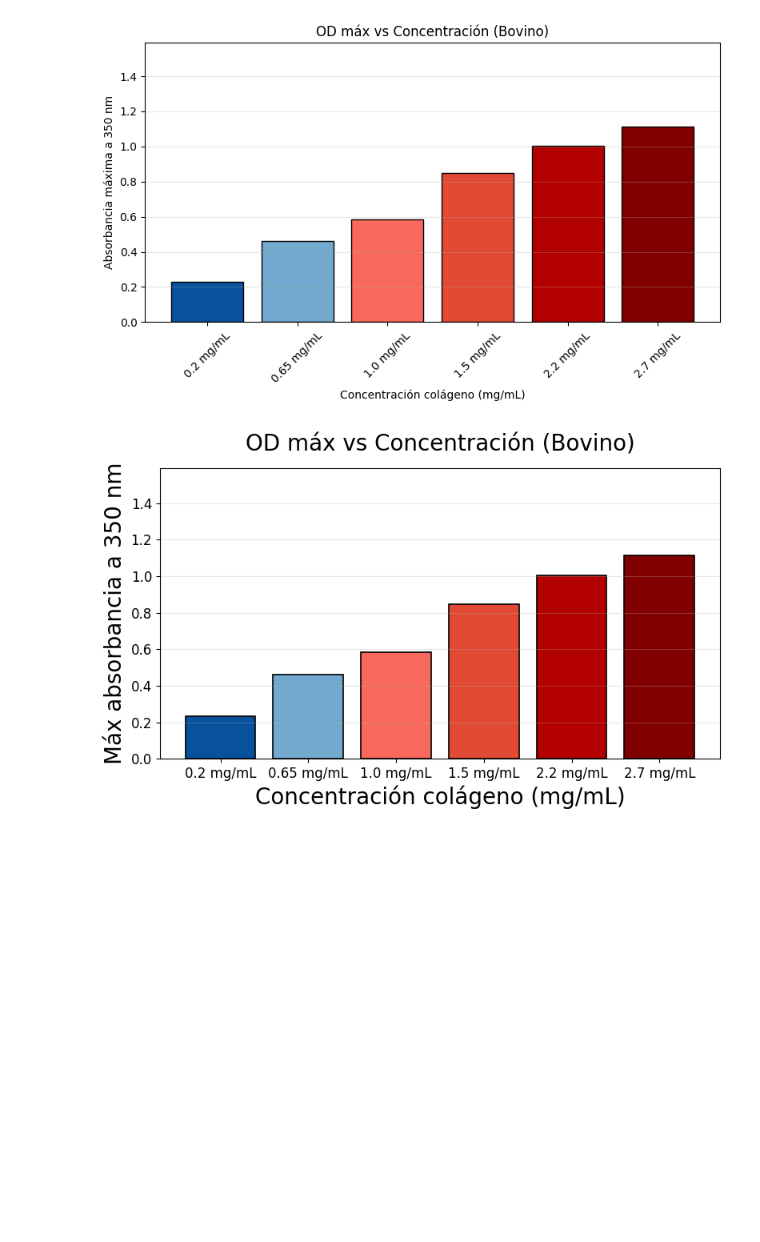
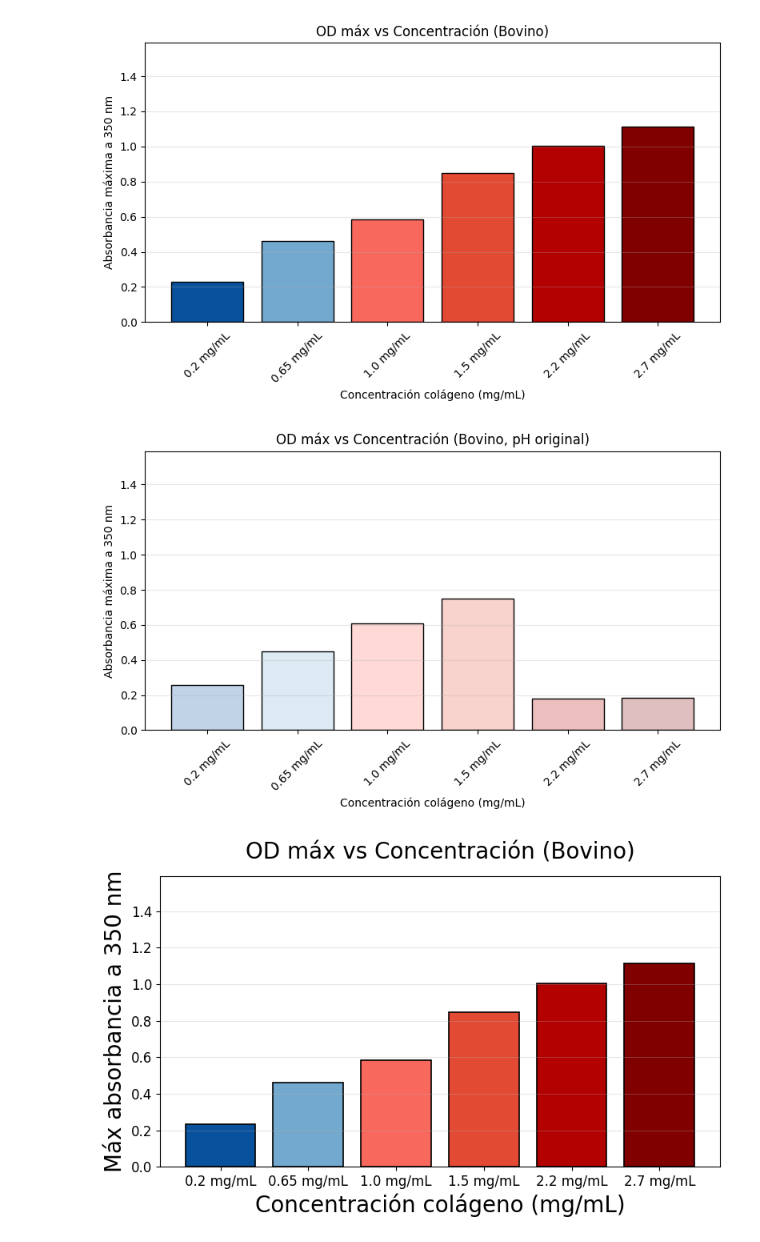
Before and after one commit to Bertaalcolea/Collagen_studies, a Jupyter notebook: Concentraciones_Bov_2.ipynb, the cells around one changed output. Saved outputs shown, nothing was run; the diff lists cells and outputs as text; code cells hidden in the pictures; blank space fills up the shorter version.

```diff
--- a/Concentraciones_Bov_2.ipynb
+++ b/Concentraciones_Bov_2.ipynb
@@ -613,6 +613,73 @@ def plot_ODmax_vs_concentration_bovine(df_stats):
 plot_ODmax_vs_concentration_bovine(df_bov_stats)
 # %% [output]
 [figure]
+# %%
+import numpy as np
+import matplotlib.pyplot as plt
+import matplotlib.colors as mcolors
+
+# Fixed colour map (same as before)
+color_map_conc = {
+    0.2:  "#08519c",   # dark blue
+    0.65: "#74a9cf",   # light blue
+    1.0:  "#f9685c",   # orange/red
+    1.5:  "#e34a33",   # medium red
+    2.2:  "#b30000",   # dark red
+    2.7:  "#800000",   # burgundy
+}
+
+def lighten_color(color, amount=0.75):
+    rgb = np.array(mcolors.to_rgb(color))
+    white = np.array([1, 1, 1])
+    return tuple(rgb + (white - rgb) * amount)
+
+
+def plot_ODmax_vs_concentration_bovine_no_pH7(df_stats):
+
+    # Keep only original pH
+    df_orig = df_stats[df_stats["pH"] == "pH original"].copy()
+
+    # Compute OD max for each concentration
+    df_max = (
+        df_orig
+        .groupby(["Concentration", "Conc_label"], as_index=False)
+        .agg(OD_max=("OD_mean", "max"))
+        .sort_values("Concentration")
+    )
+
+    # Map LIGHT colours (clearly lighter)
+    df_max["color"] = df_max["Concentration"].map(
+        lambda c: lighten_color(color_map_conc[c], amount=0.75)
+    )
+
+    plt.figure(figsize=(8, 5))
+
+    plt.bar(
+        df_max["Conc_label"],
+        df_max["OD_max"],
+        color=df_max["color"],
+        edgecolor="black"
+    )
+
+    plt.xlabel("Concentración colágeno (mg/mL)")
+    plt.ylabel("Absorbancia máxima a 350 nm")
+    plt.title("OD máx vs Concentración (Bovino, pH original)")
+
+    # ⭐ MISMO EJE Y ⭐
+    plt.ylim(0, 1.59)
+    plt.yticks(np.arange(0, 1.6, 0.2))
+
+    plt.xticks(rotation=45)
+    plt.grid(axis="y", alpha=0.3)
+
+    plt.tight_layout()
+    plt.show()
+
+
+# Call it:
+plot_ODmax_vs_concentration_bovine_no_pH7(df_bov_stats)
+# %% [output]
+[figure, added]
 # %%
 # Fixed colour map (same as before)
 color_map_conc = {
```
